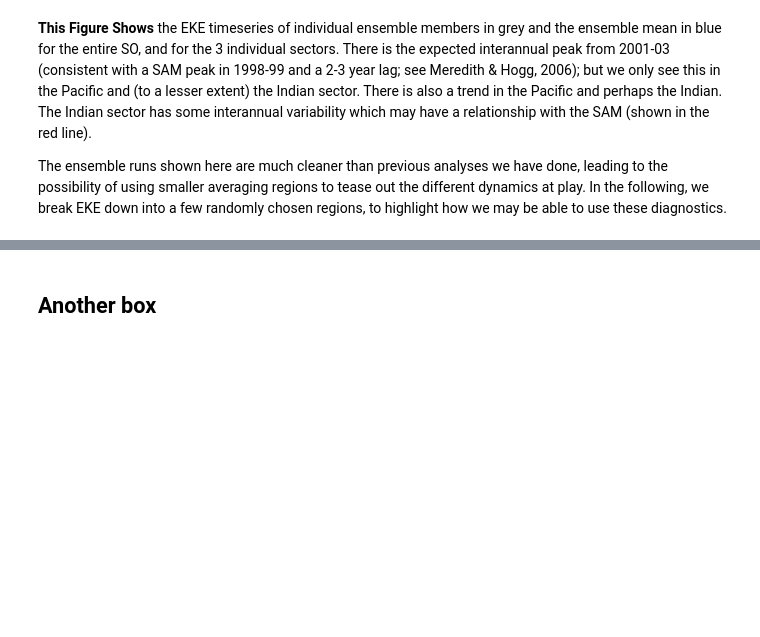
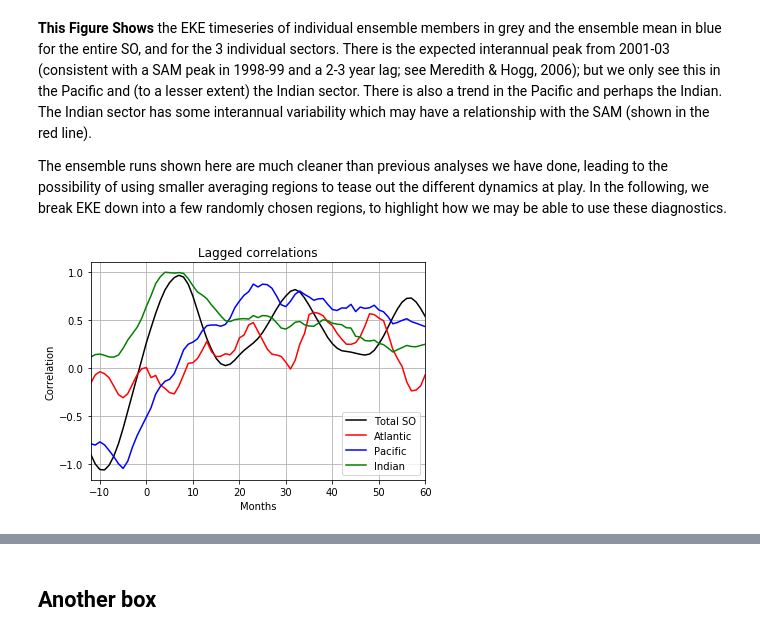
Before and after one commit to AndyHoggANU/OCCIPUT-analysis, a Jupyter notebook: Plot_Real_EKE.ipynb, the cells around one changed output, grey strips where cells are left out. Cells and saved outputs as stored; diff of their text form; code cells hidden in the pictures; blank space fills up the shorter version.

```diff
--- a/Plot_Real_EKE.ipynb
+++ b/Plot_Real_EKE.ipynb
@@ -315,6 +289,44 @@ plt.savefig('EKE_Hogg2015.png')
 **This Figure Shows** the EKE timeseries of individual ensemble members in grey and the ensemble mean in blue for the entire SO, and for the 3 individual sectors. There is the expected interannual  peak from 2001-03 (consistent with a SAM  peak in 1998-99 and a 2-3 year lag; see Meredith & Hogg, 2006); but we only see this in the Pacific and (to a lesser extent) the Indian sector. There is also a trend in the Pacific and perhaps the Indian. The Indian sector has some interannual  variability which may have a relationship with the SAM (shown in the red line).
 
 The ensemble runs shown here are  much cleaner than previous analyses we have done, leading to the possibility of using smaller averaging regions to tease out the different dynamics at play. In the following, we break EKE down into a few randomly chosen regions, to highlight how we may be able to use these diagnostics.
+# %%
+# Is there a lagged correlation?
+ekep = eke_tot_sum[6:-6] - eke_tot_sum.mean()
+taup = tau_s[6:-6] - tau_s.mean()
+coef = np.correlate(ekep,taup,mode='full')
+lag = coef.argmax() - ekep.shape[0] + 1
+
+nn = ekep.shape[0]
+plt.plot(np.arange(-nn+1,nn),coef/coef.max(),color='k',label='Total SO')
+
+
+ekep = eke_atl_sum[6:-6] - eke_atl_sum.mean()
+taup = tau_a[6:-6] - tau_a.mean()
+coef = np.correlate(ekep,taup,mode='full')
+lag = coef.argmax() - ekep.shape[0] + 1
+plt.plot(np.arange(-nn+1,nn),coef/coef.max(),color='r',label="Atlantic")
+
+
+ekep = eke_pac_sum[6:-6] - eke_pac_sum.mean()
+taup = tau_p[6:-6] - tau_p.mean()
+coef = np.correlate(ekep,taup,mode='full')
+lag = coef.argmax() - ekep.shape[0] + 1
+plt.plot(np.arange(-nn+1,nn),coef/coef.max(),color='b',label="Pacific")
+
+ekep = eke_ind_sum[6:-6] - eke_ind_sum.mean()
+taup = tau_p[6:-6] - tau_p.mean()
+coef = np.correlate(ekep,taup,mode='full')
+lag = coef.argmax() - ekep.shape[0] + 1
+plt.plot(np.arange(-nn+1,nn),coef/coef.max(),color='g',label="Indian")
+
+plt.legend()
+plt.xlim([-12,60])
+plt.title('Lagged correlations')
+plt.xlabel('Months')
+plt.ylabel('Correlation')
+plt.grid()
+# %% [output]
+[figure, added]
 # %%
 # function to add stuff to full plot
 def add_box(ax, ax_p, col, desc, lon1, lon2, lat1, lat2,long_name):
```
Also changed, not shown: parts of 9 cells of this notebook, 1 other file.
